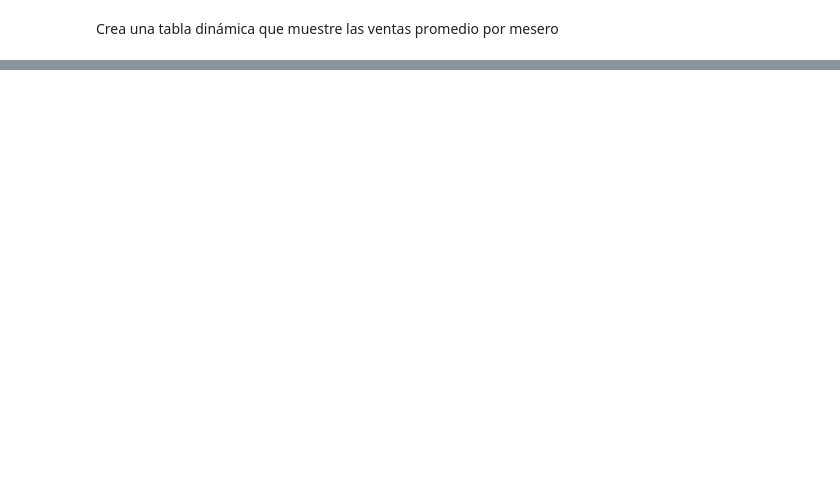
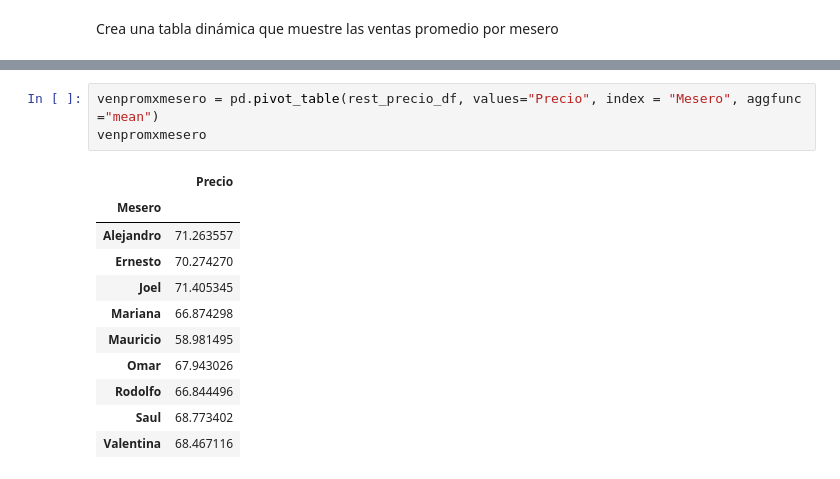
Before and after one commit to abrahajam/BIG-DATA-E-IA, a Jupyter notebook: Python Jupyter/8.1_-_De_Excel_a_Python.ipynb, the cells around one changed output, grey strips where cells are left out. Drawn from its saved outputs; the diff is of its cells as text; blank space fills up the shorter version.

```diff
--- a/Python Jupyter/8.1_-_De_Excel_a_Python.ipynb
+++ b/Python Jupyter/8.1_-_De_Excel_a_Python.ipynb
@@ -279,0 +363,15 @@ Crea una tabla dinámica que muestre las ventas promedio por mesero
+# %%
+venpromxmesero = pd.pivot_table(rest_precio_df, values="Precio", index = "Mesero", aggfunc ="mean")
+venpromxmesero
+# %% [output]
+|  | Precio |
+| Mesero |  |
+| Alejandro | 71.263557 |
+| Ernesto | 70.274270 |
+| Joel | 71.405345 |
+| Mariana | 66.874298 |
+| Mauricio | 58.981495 |
+| Omar | 67.943026 |
+| Rodolfo | 66.844496 |
+| Saul | 68.773402 |
+| Valentina | 68.467116 |
```
Also changed, not shown: parts of 13 cells of this notebook, 12 other files.
